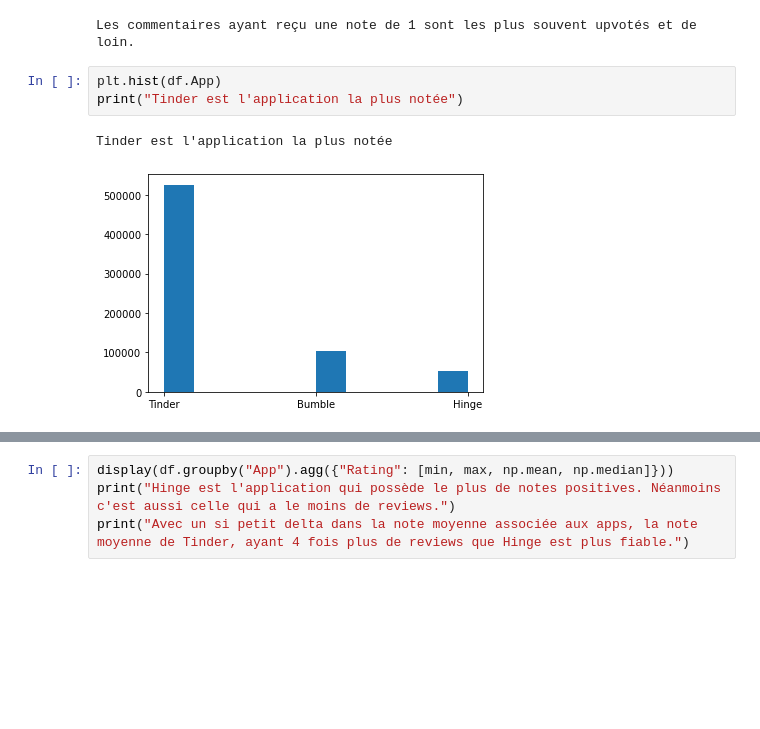
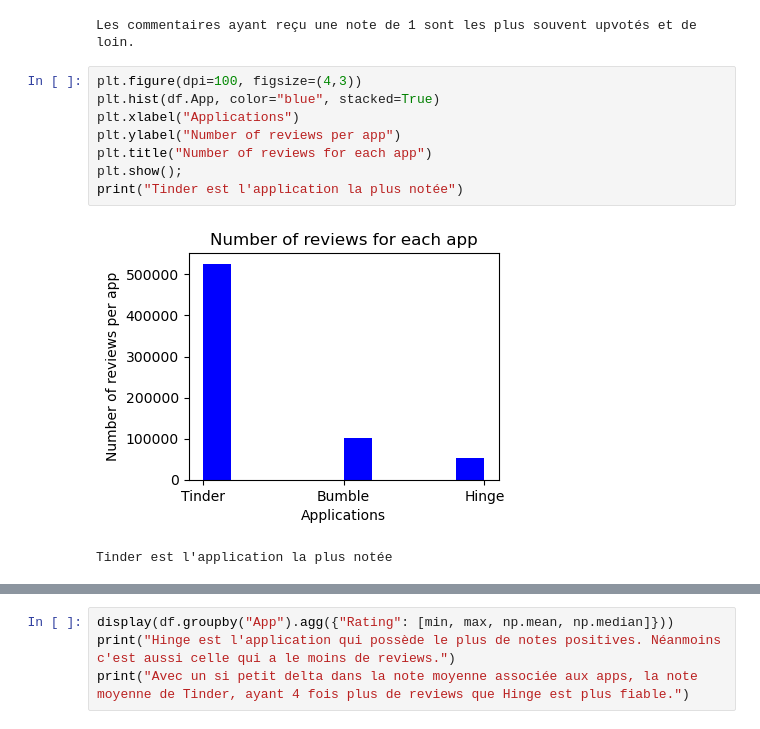
Before and after one commit to SimonCariou/text_analysis_ML, a Jupyter notebook: main.ipynb, the cells around one changed output, grey strips where cells are left out. Cells and saved outputs as stored; diff of their text form; blank space fills up the shorter version.

```diff
--- a/main.ipynb
+++ b/main.ipynb
@@ -129,9 +128,14 @@ print("Les commentaires ayant reçu une note de 1 sont les plus souvent upvotés
 | 5 | 86775 |
 [figure]
 Les commentaires ayant reçu une note de 1 sont les plus souvent upvotés et de loin.
-# %%
-plt.hist(df.App)
-print("Tinder est l'application la plus notée")
-# %% [output]
-Tinder est l'application la plus notée
-[figure, removed]
+# %%
+plt.figure(dpi=100, figsize=(4,3))
+plt.hist(df.App, color="blue", stacked=True)
+plt.xlabel("Applications")
+plt.ylabel("Number of reviews per app")
+plt.title("Number of reviews for each app")
+plt.show();
+print("Tinder est l'application la plus notée")
+# %% [output]
+[figure, added]
+Tinder est l'application la plus notée
```
Also changed, not shown: parts of 3 cells of this notebook.
